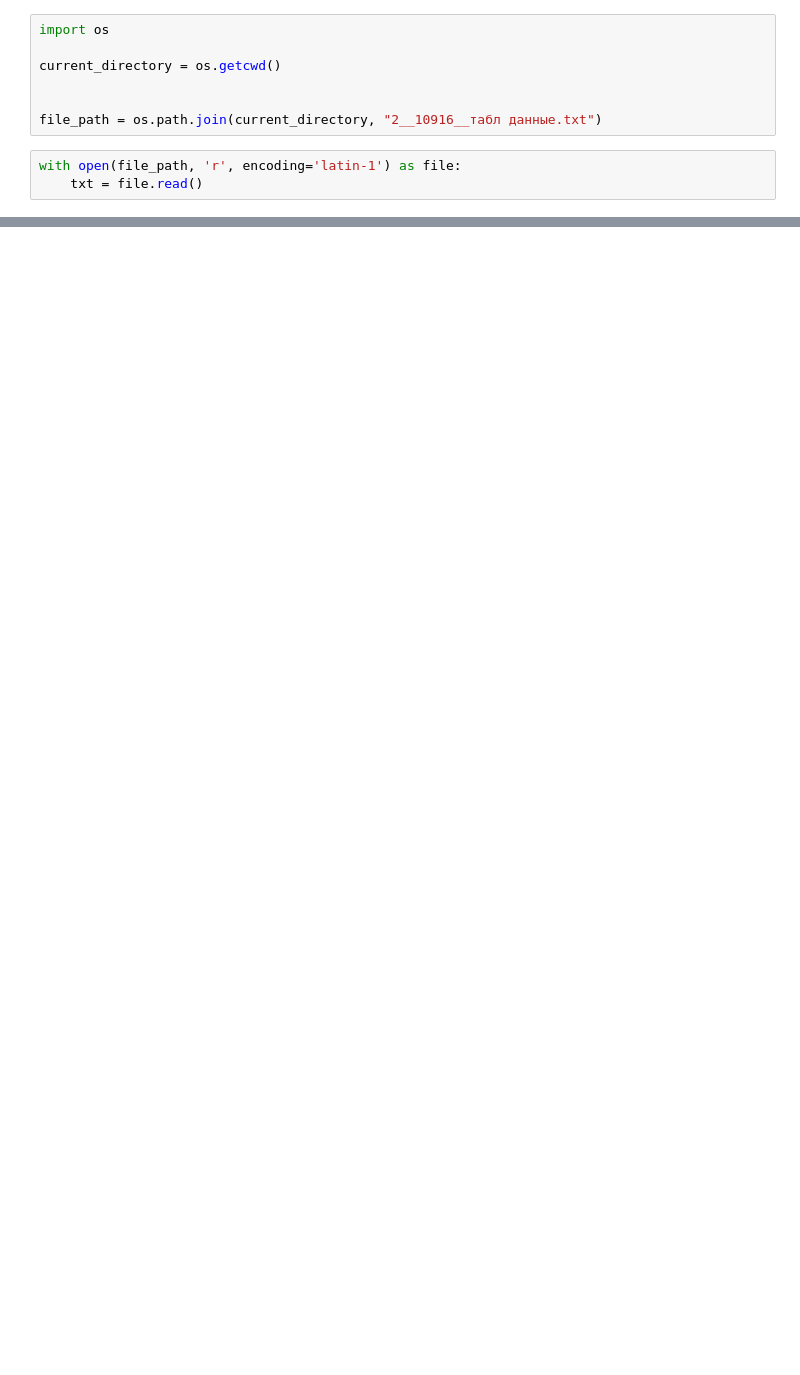
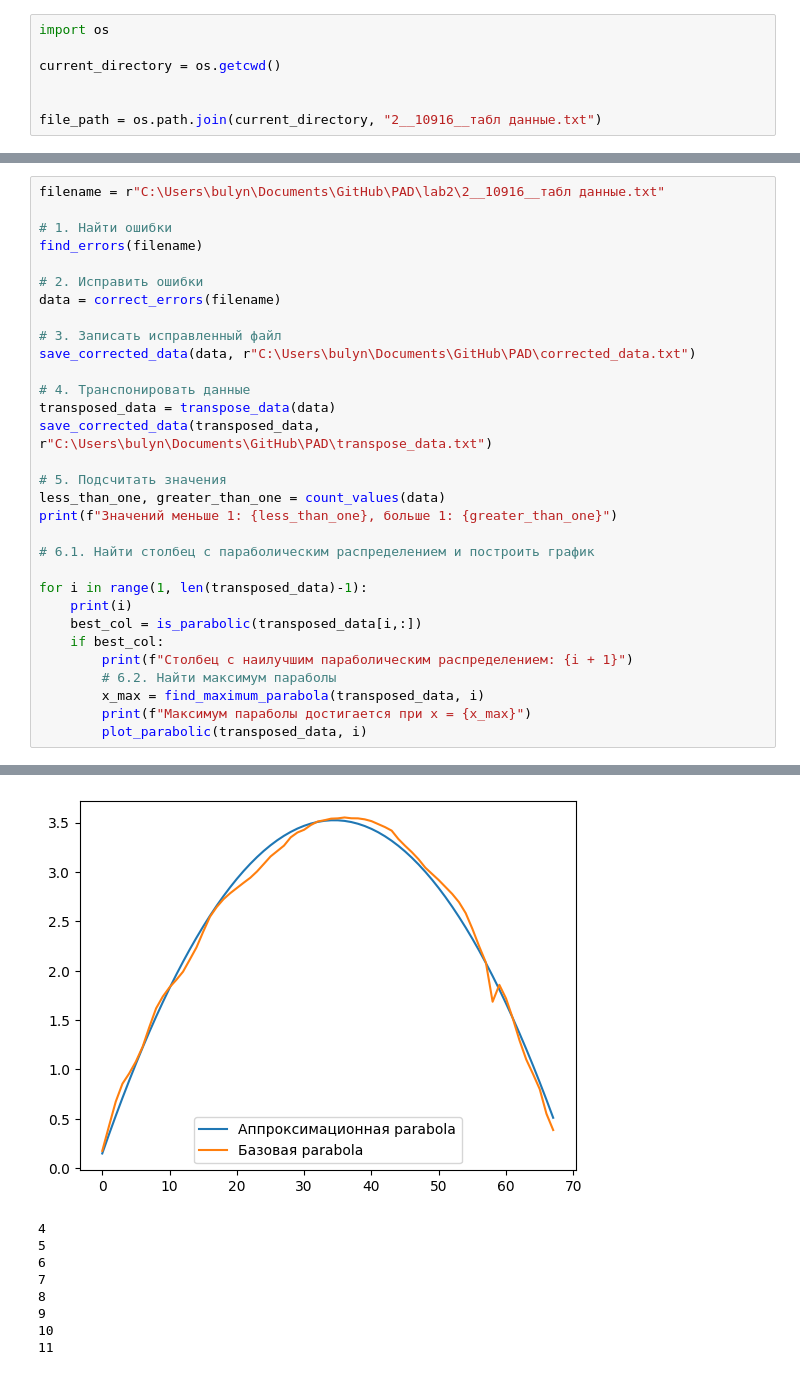
Before and after one commit to BulatXaberoff/PAD, a Jupyter notebook: lab2/лаба2.ipynb, the cells around one changed output, grey strips where cells are left out. Saved outputs shown, nothing was run; the diff lists cells and outputs as text; blank space fills up the shorter version.

```diff
--- a/lab2/лаба2.ipynb
+++ b/lab2/лаба2.ipynb
@@ -5,6 +5,3 @@ current_directory = os.getcwd()
 
 
 file_path = os.path.join(current_directory, "2__10916__табл данные.txt")
-# %%
-with open(file_path, 'r', encoding='latin-1') as file:
-    txt = file.read()
@@ -78,0 +127,32 @@ Index(['2', '562', '27.58', '0.176', '0.088', '0.044', '0.149', '0.096',
+# %%
+filename = r"C:\Users\bulyn\Documents\GitHub\PAD\lab2\2__10916__табл данные.txt"
+
+# 1. Найти ошибки
+find_errors(filename)
+
+# 2. Исправить ошибки
+data = correct_errors(filename)
+
+# 3. Записать исправленный файл
+save_corrected_data(data, r"C:\Users\bulyn\Documents\GitHub\PAD\corrected_data.txt")
+
+# 4. Транспонировать данные
+transposed_data = transpose_data(data)
+save_corrected_data(transposed_data, r"C:\Users\bulyn\Documents\GitHub\PAD\transpose_data.txt")
+
+# 5. Подсчитать значения
+less_than_one, greater_than_one = count_values(data)
+print(f"Значений меньше 1: {less_than_one}, больше 1: {greater_than_one}")
+
+# 6.1. Найти столбец с параболическим распределением и построить график
+
+for i in range(1, len(transposed_data)-1):
+	print(i)
+	best_col = is_parabolic(transposed_data[i,:])
+	if best_col:
+		print(f"Столбец с наилучшим параболическим распределением: {i + 1}")
+		# 6.2. Найти максимум параболы
+		x_max = find_maximum_parabola(transposed_data, i)
+		print(f"Максимум параболы достигается при x = {x_max}")
+		plot_parabolic(transposed_data, i)
+# %% [output]
@@ -78,0 +170,9 @@ Index(['2', '562', '27.58', '0.176', '0.088', '0.044', '0.149', '0.096',
+[figure, added]
+4
+5
+6
+7
+8
+9
+10
+11
```
Also changed, not shown: parts of 7 cells of this notebook, 13 other files.
